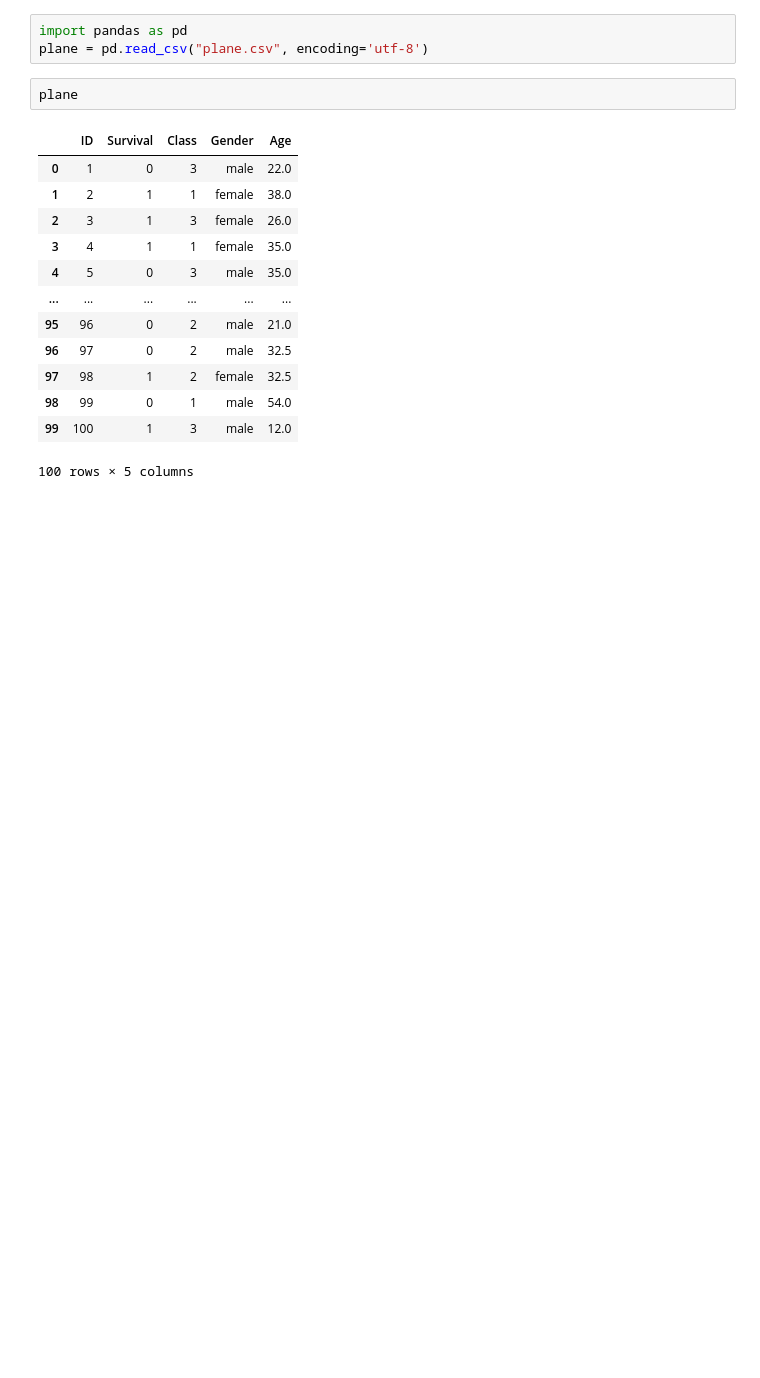
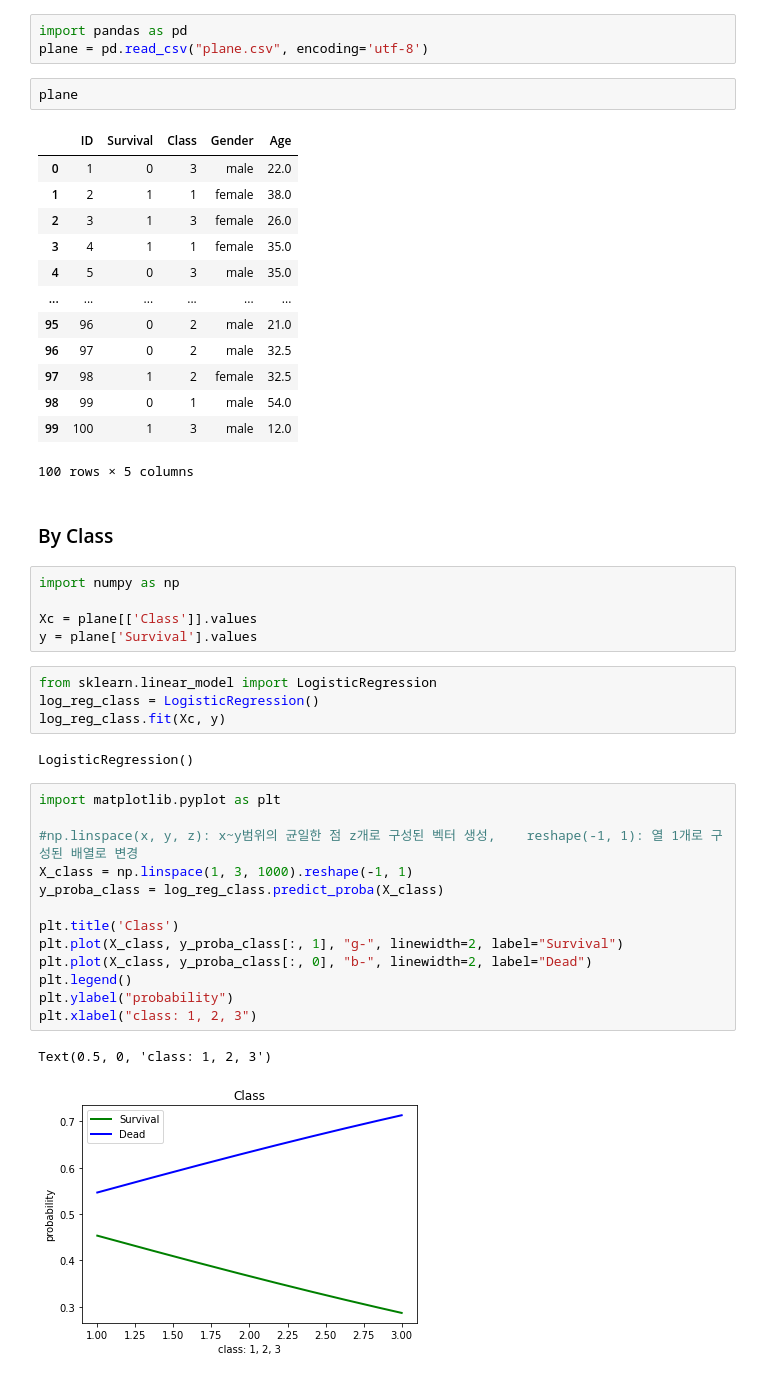
Before and after one commit to angieKang/machineLearning, a Jupyter notebook: assignment/02. 로지스틱회귀/LR2-2017111385.ipynb, the cells around one changed output. Cells and saved outputs as stored; diff of their text form; blank space fills up the shorter version.

```diff
--- a/assignment/02. 로지스틱회귀/LR2-2017111385.ipynb
+++ b/assignment/02. 로지스틱회귀/LR2-2017111385.ipynb
@@ -22,3 +22,32 @@ plane
 | 98 | 99 | 0 | 1 | male | 54.0 |
 | 99 | 100 | 1 | 3 | male | 12.0 |
 100 rows × 5 columns
+# %% [markdown]
+### By Class
+# %%
+import numpy as np
+
+Xc = plane[['Class']].values
+y = plane['Survival'].values
+# %%
+from sklearn.linear_model import LogisticRegression
+log_reg_class = LogisticRegression()
+log_reg_class.fit(Xc, y)
+# %% [output]
+LogisticRegression()
+# %%
+import matplotlib.pyplot as plt
+
+#np.linspace(x, y, z): x~y범위의 균일한 점 z개로 구성된 벡터 생성,    reshape(-1, 1): 열 1개로 구성된 배열로 변경
+X_class = np.linspace(1, 3, 1000).reshape(-1, 1)
+y_proba_class = log_reg_class.predict_proba(X_class)
+
+plt.title('Class')
+plt.plot(X_class, y_proba_class[:, 1], "g-", linewidth=2, label="Survival")
+plt.plot(X_class, y_proba_class[:, 0], "b-", linewidth=2, label="Dead")
+plt.legend()
+plt.ylabel("probability")
+plt.xlabel("class: 1, 2, 3")
+# %% [output]
+Text(0.5, 0, 'class: 1, 2, 3')
+[figure, added]
```
Also changed, not shown: parts of 9 cells of this notebook.
